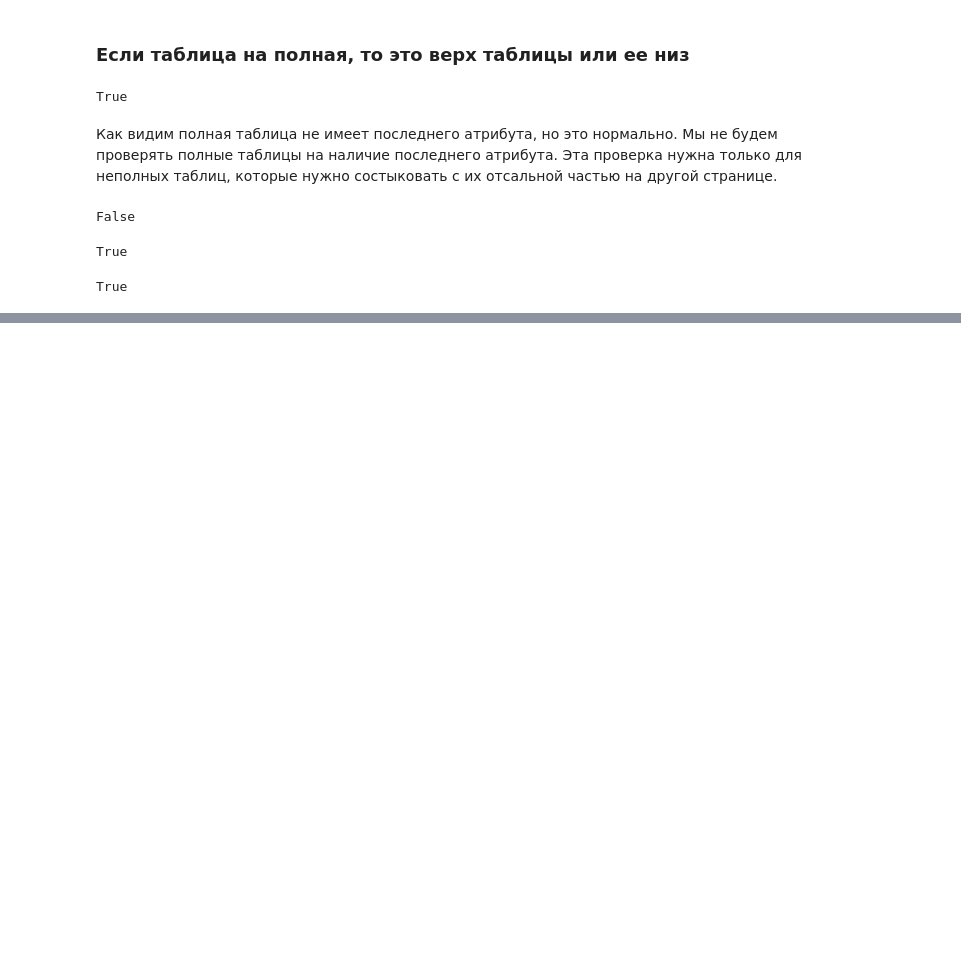
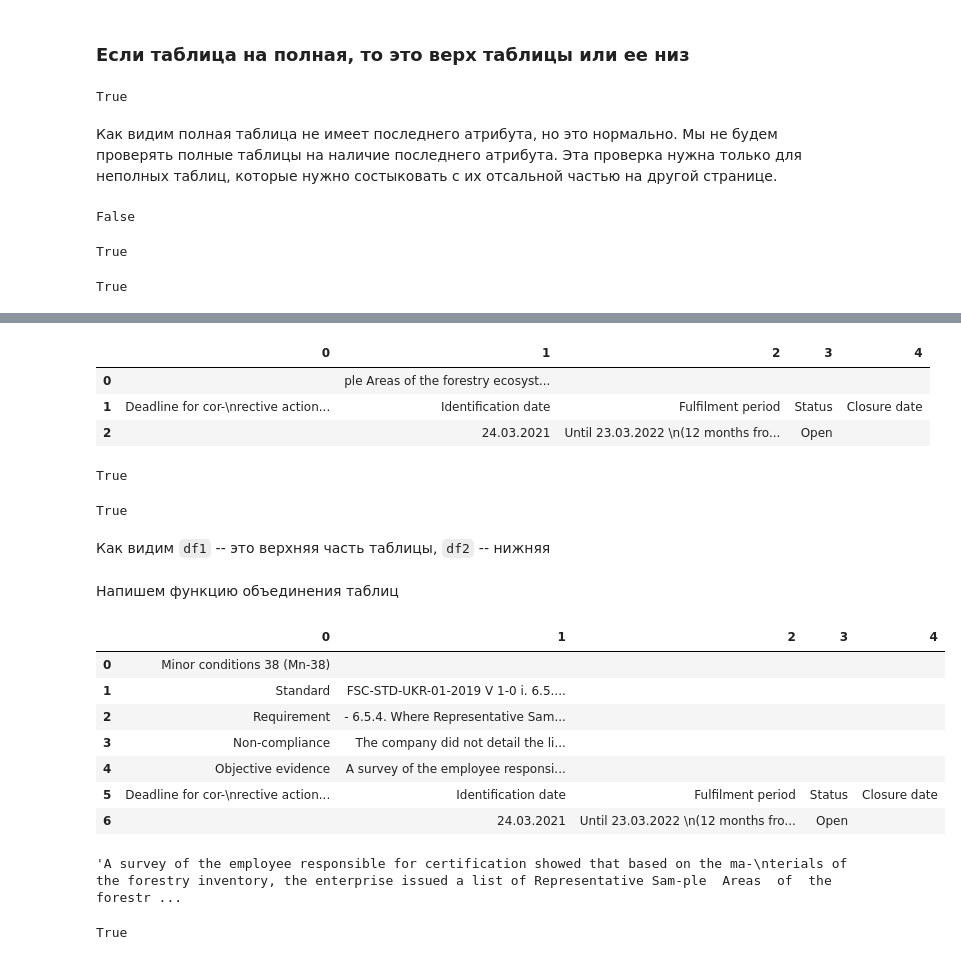
Before and after one commit to AlKravets/FSC-Summary-parser, a Jupyter notebook: Research/Work with first type of docs.ipynb, the cells around one changed output, grey strips where cells are left out. Cells and saved outputs as stored; diff of their text form; code cells hidden in the pictures; blank space fills up the shorter version.

```diff
--- a/Research/Work with first type of docs.ipynb
+++ b/Research/Work with first type of docs.ipynb
@@ -381,0 +449,3 @@ True
+# %%
+df1 = tables[2].df
+df1
@@ -381,0 +459,73 @@ True
+# %%
+df2 = tables[3].df
+df2
+# %% [output]
+|  | 0 | 1 | 2 | 3 | 4 |
+| 0 |  | ple Areas of the forestry ecosyst... |  |  |  |
+| 1 | Deadline for cor-\nrective action... | Identification date | Fulfilment period | Status | Closure date |
+| 2 |  | 24.03.2021 | Until 23.03.2022 \n(12 months fro... | Open |  |
+# %%
+(not is_full_table(df1)) and is_top_table(df1)
+# %% [output]
+True
+# %%
+(not is_full_table(df2)) and is_bottom_table(df2)
+# %% [output]
+True
+# %% [markdown]
+Как видим `df1` -- это верхняя часть таблицы, `df2` -- нижняя
+# %% [markdown]
+Напишем функцию объединения таблиц
+# %%
+def concat_tables(df_top, df_bottom):
+    """
+    Concatenate tables, or
+    raise VAlueError if both tables don't have attribute
+    """
+    if table_has_last_attribute(df_top):
+        if table_has_first_attribute(df_bottom):
+            # соединение если обе таблицы имеют атрибуты
+            # разрыв страницы не разорвал ячейку таблицы
+            return pd.concat([df_top, df_bottom],ignore_index= True).fillna('')
+        else:
+            # нет атрибута у нижней таблицы
+            last_row = df_top.shape[0]-1
+            new_text = df_top[1][last_row] + df_bottom[1][0]
+            df_bottom = df_bottom.drop(0)
+
+            res = pd.concat([df_top, df_bottom],ignore_index= True).fillna('')
+            res[1][last_row] = new_text
+            return res
+    else:
+        if table_has_first_attribute(df_bottom):
+            # нет атрибута у верхней таблицы
+            last_row = df_top.shape[0]-1
+            new_text =  df_top[1][last_row] + df_bottom[1][0]
+            df_top = df_top.drop(last_row)
+
+            res = pd.concat([df_top, df_bottom],ignore_index= True).fillna('')
+            res[1][last_row] = new_text
+            return res
+
+        else:
+            raise ValueError("Both tables don't have attribute")
+# %%
+_df = concat_tables(df1,df2)
+_df
+# %% [output]
+|  | 0 | 1 | 2 | 3 | 4 |
+| 0 | Minor conditions 38 (Mn-38) |  |  |  |  |
+| 1 | Standard | FSC-STD-UKR-01-2019 V 1-0 i. 6.5.... |  |  |  |
+| 2 | Requirement | - 6.5.4. Where Representative Sam... |  |  |  |
+| 3 | Non-compliance | The company did not detail the li... |  |  |  |
+| 4 | Objective evidence | A survey of the employee responsi... |  |  |  |
+| 5 | Deadline for cor-\nrective action... | Identification date | Fulfilment period | Status | Closure date |
+| 6 |  | 24.03.2021 | Until 23.03.2022 \n(12 months fro... | Open |  |
+# %%
+_df[1][4]
+# %% [output]
+'A survey of the employee responsible for certification showed that based on the ma-\nterials of the forestry inventory, the enterprise issued a list of Representative Sam-ple  Areas  of  the  forestr ...
+# %%
+_df[1][4] == df1[1][4] + df2[1][0]
+# %% [output]
+True
```
Also changed, not shown: parts of 13 cells of this notebook.
